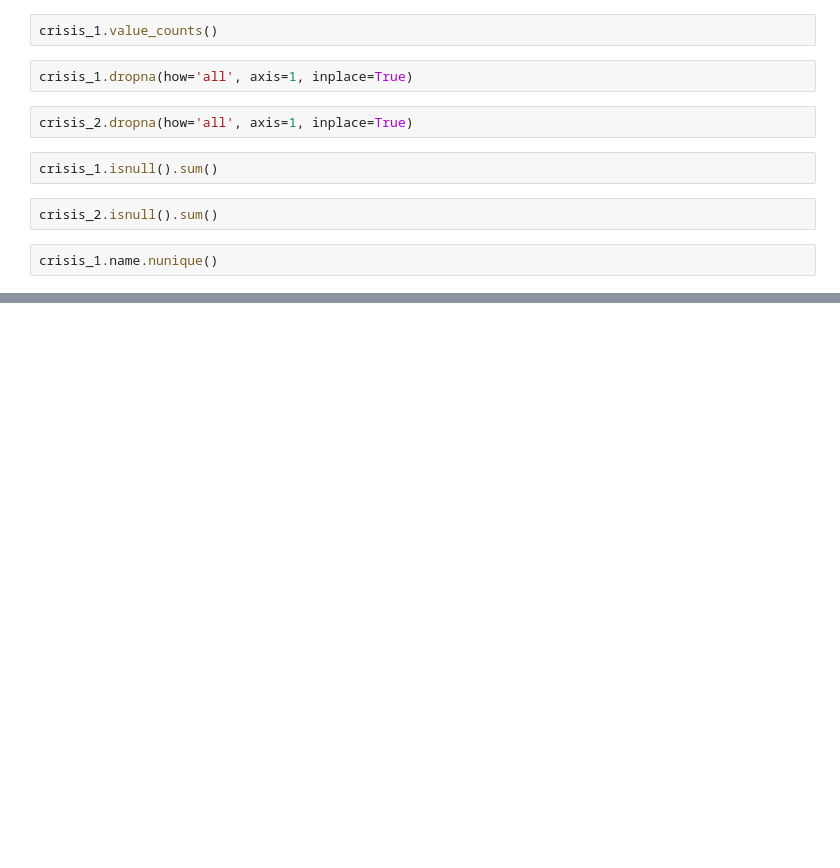
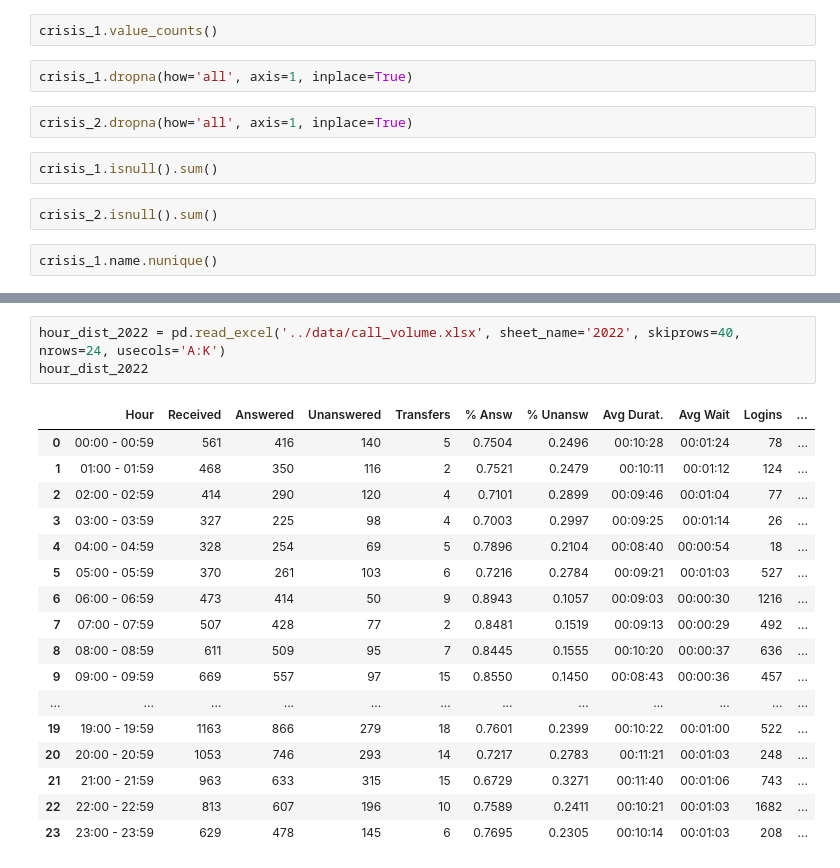
Before and after one commit to NSS-Data-Analytics-Cohort-6/fcs-crisis-sailing-the-seaborn, a Jupyter notebook: notebook/fcs_crisis_calls.ipynb, the cells around one changed output, grey strips where cells are left out. Cells and saved outputs as stored; diff of their text form; blank space fills up the shorter version.

```diff
--- a/notebook/fcs_crisis_calls.ipynb
+++ b/notebook/fcs_crisis_calls.ipynb
@@ -45,0 +335,21 @@ crisis_1.name.nunique()
+# %%
+hour_dist_2022 = pd.read_excel('../data/call_volume.xlsx', sheet_name='2022', skiprows=40, nrows=24, usecols='A:K')
+hour_dist_2022
+# %% [output]
+|  | Hour | Received | Answered | Unanswered | Transfers | % Answ | % Unansw | Avg Durat. | Avg Wait | Logins | ... |
+| 0 | 00:00 - 00:59 | 561 | 416 | 140 | 5 | 0.7504 | 0.2496 | 00:10:28 | 00:01:24 | 78 | ... |
+| 1 | 01:00 - 01:59 | 468 | 350 | 116 | 2 | 0.7521 | 0.2479 | 00:10:11 | 00:01:12 | 124 | ... |
+| 2 | 02:00 - 02:59 | 414 | 290 | 120 | 4 | 0.7101 | 0.2899 | 00:09:46 | 00:01:04 | 77 | ... |
+| 3 | 03:00 - 03:59 | 327 | 225 | 98 | 4 | 0.7003 | 0.2997 | 00:09:25 | 00:01:14 | 26 | ... |
+| 4 | 04:00 - 04:59 | 328 | 254 | 69 | 5 | 0.7896 | 0.2104 | 00:08:40 | 00:00:54 | 18 | ... |
+| 5 | 05:00 - 05:59 | 370 | 261 | 103 | 6 | 0.7216 | 0.2784 | 00:09:21 | 00:01:03 | 527 | ... |
+| 6 | 06:00 - 06:59 | 473 | 414 | 50 | 9 | 0.8943 | 0.1057 | 00:09:03 | 00:00:30 | 1216 | ... |
+| 7 | 07:00 - 07:59 | 507 | 428 | 77 | 2 | 0.8481 | 0.1519 | 00:09:13 | 00:00:29 | 492 | ... |
+| 8 | 08:00 - 08:59 | 611 | 509 | 95 | 7 | 0.8445 | 0.1555 | 00:10:20 | 00:00:37 | 636 | ... |
+| 9 | 09:00 - 09:59 | 669 | 557 | 97 | 15 | 0.8550 | 0.1450 | 00:08:43 | 00:00:36 | 457 | ... |
+| ... | ... | ... | ... | ... | ... | ... | ... | ... | ... | ... | ... |
+| 19 | 19:00 - 19:59 | 1163 | 866 | 279 | 18 | 0.7601 | 0.2399 | 00:10:22 | 00:01:00 | 522 | ... |
+| 20 | 20:00 - 20:59 | 1053 | 746 | 293 | 14 | 0.7217 | 0.2783 | 00:11:21 | 00:01:03 | 248 | ... |
+| 21 | 21:00 - 21:59 | 963 | 633 | 315 | 15 | 0.6729 | 0.3271 | 00:11:40 | 00:01:06 | 743 | ... |
+| 22 | 22:00 - 22:59 | 813 | 607 | 196 | 10 | 0.7589 | 0.2411 | 00:10:21 | 00:01:03 | 1682 | ... |
+| 23 | 23:00 - 23:59 | 629 | 478 | 145 | 6 | 0.7695 | 0.2305 | 00:10:14 | 00:01:03 | 208 | ... |
```
Also changed, not shown: parts of 29 cells of this notebook.
